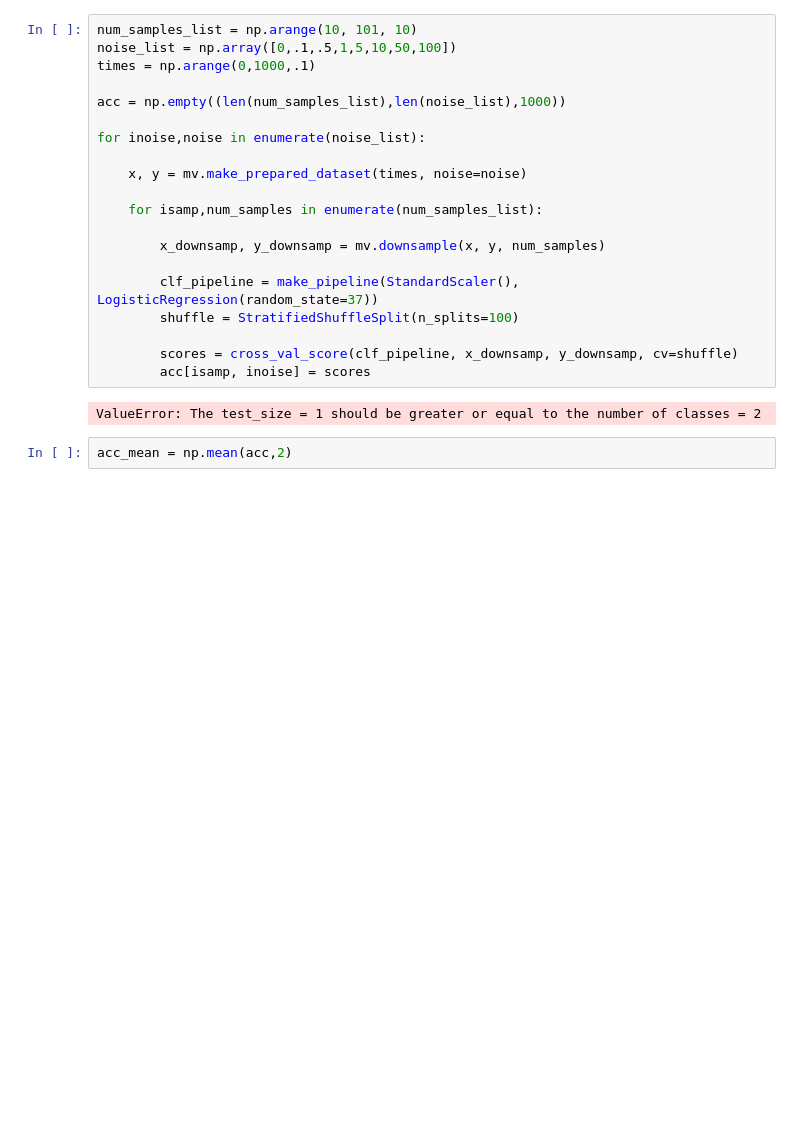
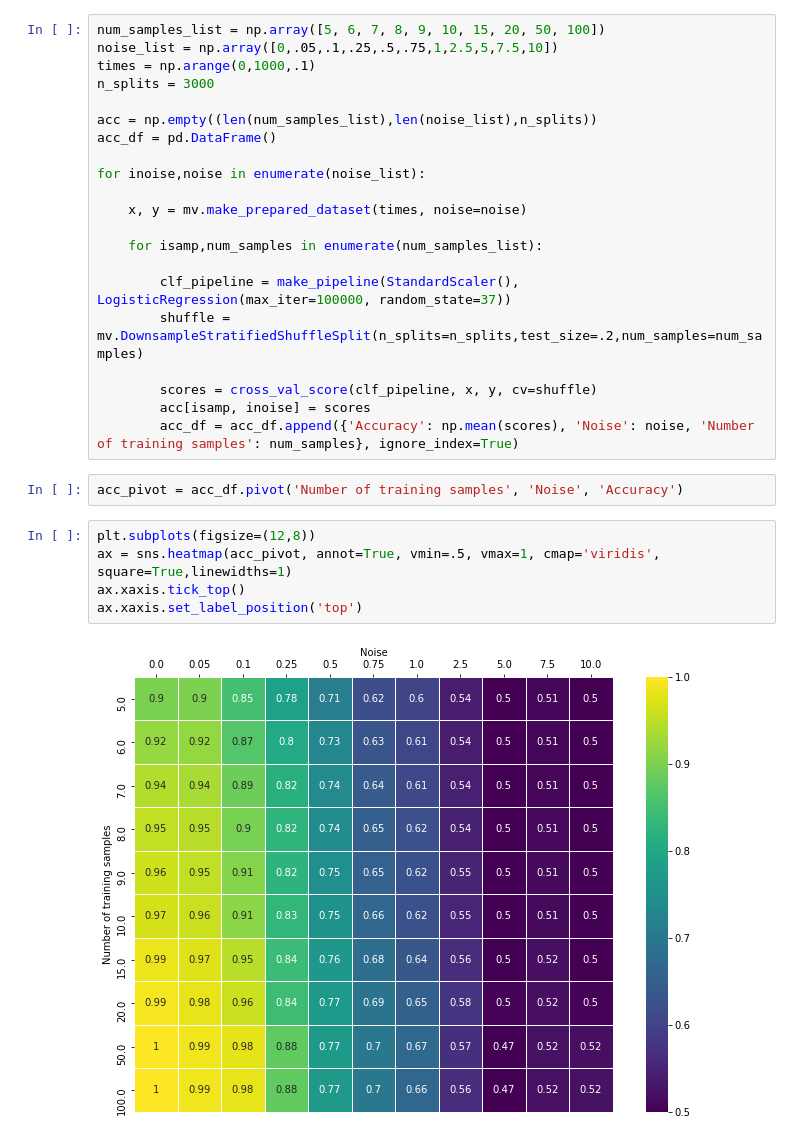
Before and after one commit to WilliamThyer/multivariate-time-series-simulation-and-classification, a Jupyter notebook: sample_size_and_noise_simulation_classification.ipynb, the cells around one changed output. Drawn from its saved outputs; the diff is of its cells as text; blank space fills up the shorter version.

```diff
--- a/sample_size_and_noise_simulation_classification.ipynb
+++ b/sample_size_and_noise_simulation_classification.ipynb
@@ -13,9 +18,11 @@ from sklearn.preprocessing import StandardScaler
 # %%
-num_samples_list = np.arange(10, 101, 10)
-noise_list = np.array([0,.1,.5,1,5,10,50,100])
+num_samples_list = np.array([5, 6, 7, 8, 9, 10, 15, 20, 50, 100])
+noise_list = np.array([0,.05,.1,.25,.5,.75,1,2.5,5,7.5,10])
 times = np.arange(0,1000,.1)
+n_splits = 3000
 
-acc = np.empty((len(num_samples_list),len(noise_list),1000))
+acc = np.empty((len(num_samples_list),len(noise_list),n_splits))
+acc_df = pd.DataFrame()
 
 for inoise,noise in enumerate(noise_list):
 
@@ -23,15 +30,19 @@ for inoise,noise in enumerate(noise_list):
 
     for isamp,num_samples in enumerate(num_samples_list):
 
-        x_downsamp, y_downsamp = mv.downsample(x, y, num_samples)
+        clf_pipeline = make_pipeline(StandardScaler(), LogisticRegression(max_iter=100000, random_state=37))
+        shuffle = mv.DownsampleStratifiedShuffleSplit(n_splits=n_splits,test_size=.2,num_samples=num_samples)
 
-        clf_pipeline = make_pipeline(StandardScaler(), LogisticRegression(random_state=37))
-        shuffle = StratifiedShuffleSplit(n_splits=100)
-
-        scores = cross_val_score(clf_pipeline, x_downsamp, y_downsamp, cv=shuffle)
+        scores = cross_val_score(clf_pipeline, x, y, cv=shuffle)
         acc[isamp, inoise] = scores
+        acc_df = acc_df.append({'Accuracy': np.mean(scores), 'Noise': noise, 'Number of training samples': num_samples}, ignore_index=True)
-# %% [output]
-ValueError: The test_size = 1 should be greater or equal to the number of classes = 2
-# %%
-acc_mean = np.mean(acc,2)
+# %%
+acc_pivot = acc_df.pivot('Number of training samples', 'Noise', 'Accuracy')
+# %%
+plt.subplots(figsize=(12,8))
+ax = sns.heatmap(acc_pivot, annot=True, vmin=.5, vmax=1, cmap='viridis', square=True,linewidths=1)
+ax.xaxis.tick_top()
+ax.xaxis.set_label_position('top')
+# %% [output]
+[figure, added]
 # %%
```
Also changed, not shown: parts of 2 cells of this notebook, 1 other file.
